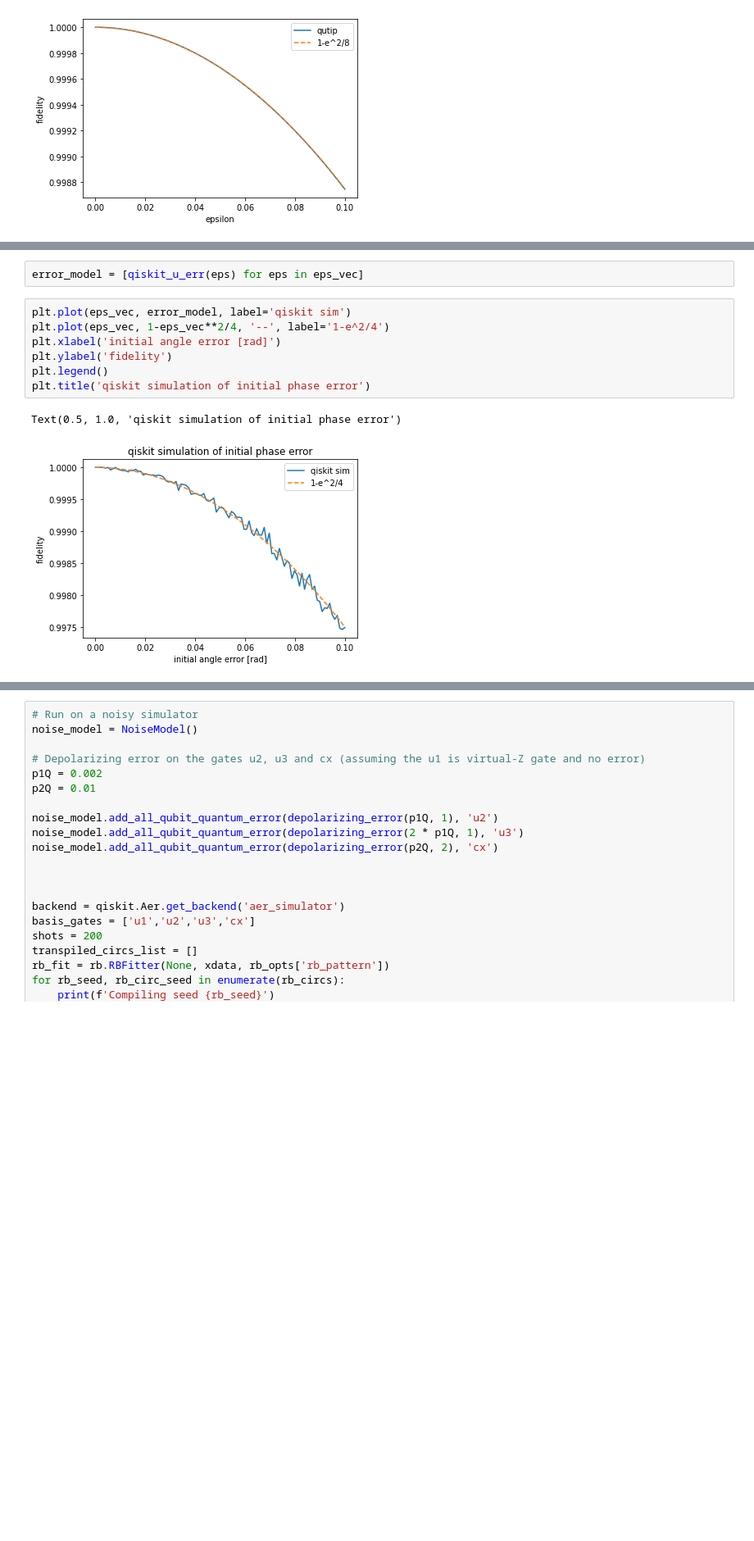
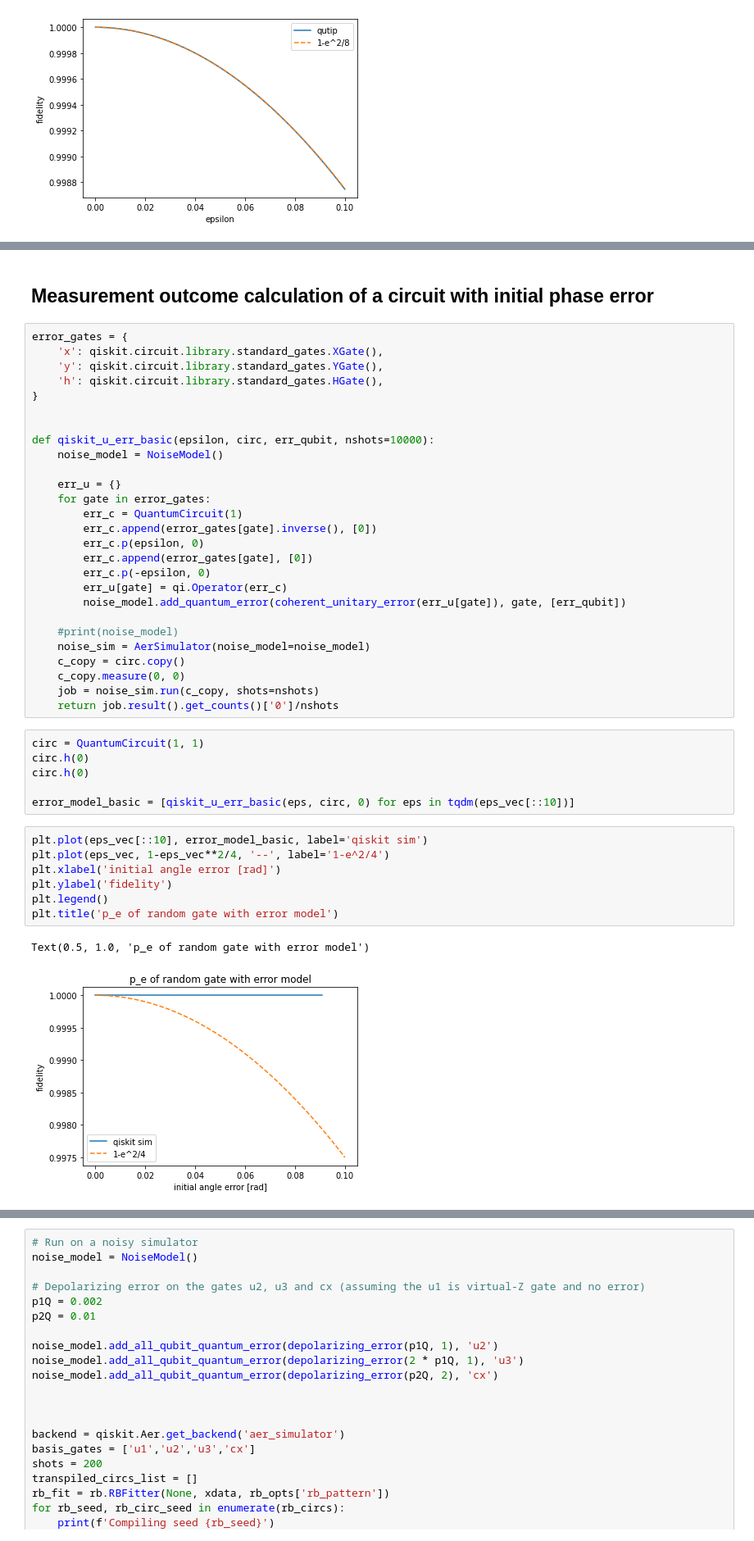
Before and after one commit to liorella/research, a Jupyter notebook: phys/coherent_errors.ipynb, the cells around one changed output, grey strips where cells are left out. Shown at 82% size. Drawn from its saved outputs; the diff is of its cells as text; blank space fills up the shorter version.

```diff
--- a/phys/coherent_errors.ipynb
+++ b/phys/coherent_errors.ipynb
@@ -123,12 +81,45 @@ c: 1/═════════════════════════
-# %%
-error_model = [qiskit_u_err(eps) for eps in eps_vec]
-# %%
-plt.plot(eps_vec, error_model, label='qiskit sim')
-plt.plot(eps_vec, 1-eps_vec**2/4, '--', label='1-e^2/4')
-plt.xlabel('initial angle error [rad]')
-plt.ylabel('fidelity')
-plt.legend()
-plt.title('qiskit simulation of initial phase error')
-# %% [output]
-Text(0.5, 1.0, 'qiskit simulation of initial phase error')
-[figure, removed]
+# %% [markdown]
+## Measurement outcome calculation of a circuit with initial phase error
+# %%
+error_gates = {
+    'x': qiskit.circuit.library.standard_gates.XGate(),
+    'y': qiskit.circuit.library.standard_gates.YGate(),
+    'h': qiskit.circuit.library.standard_gates.HGate(),
+}
+
+
+def qiskit_u_err_basic(epsilon, circ, err_qubit, nshots=10000):
+    noise_model = NoiseModel()
+
+    err_u = {}
+    for gate in error_gates:
+        err_c = QuantumCircuit(1)
+        err_c.append(error_gates[gate].inverse(), [0])
+        err_c.p(epsilon, 0)
+        err_c.append(error_gates[gate], [0])
+        err_c.p(-epsilon, 0)
+        err_u[gate] = qi.Operator(err_c)
+        noise_model.add_quantum_error(coherent_unitary_error(err_u[gate]), gate, [err_qubit])
+
+    #print(noise_model)
+    noise_sim = AerSimulator(noise_model=noise_model)
+    c_copy = circ.copy()
+    c_copy.measure(0, 0)
+    job = noise_sim.run(c_copy, shots=nshots)
+    return job.result().get_counts()['0']/nshots
+# %%
+circ = QuantumCircuit(1, 1)
+circ.h(0)
+circ.h(0)
+
+error_model_basic = [qiskit_u_err_basic(eps, circ, 0) for eps in tqdm(eps_vec[::10])]
+# %%
+plt.plot(eps_vec[::10], error_model_basic, label='qiskit sim')
+plt.plot(eps_vec, 1-eps_vec**2/4, '--', label='1-e^2/4')
+plt.xlabel('initial angle error [rad]')
+plt.ylabel('fidelity')
+plt.legend()
+plt.title('p_e of random gate with error model')
+# %% [output]
+Text(0.5, 1.0, 'p_e of random gate with error model')
+[figure, added]
```
Also changed, not shown: parts of 26 cells of this notebook.
